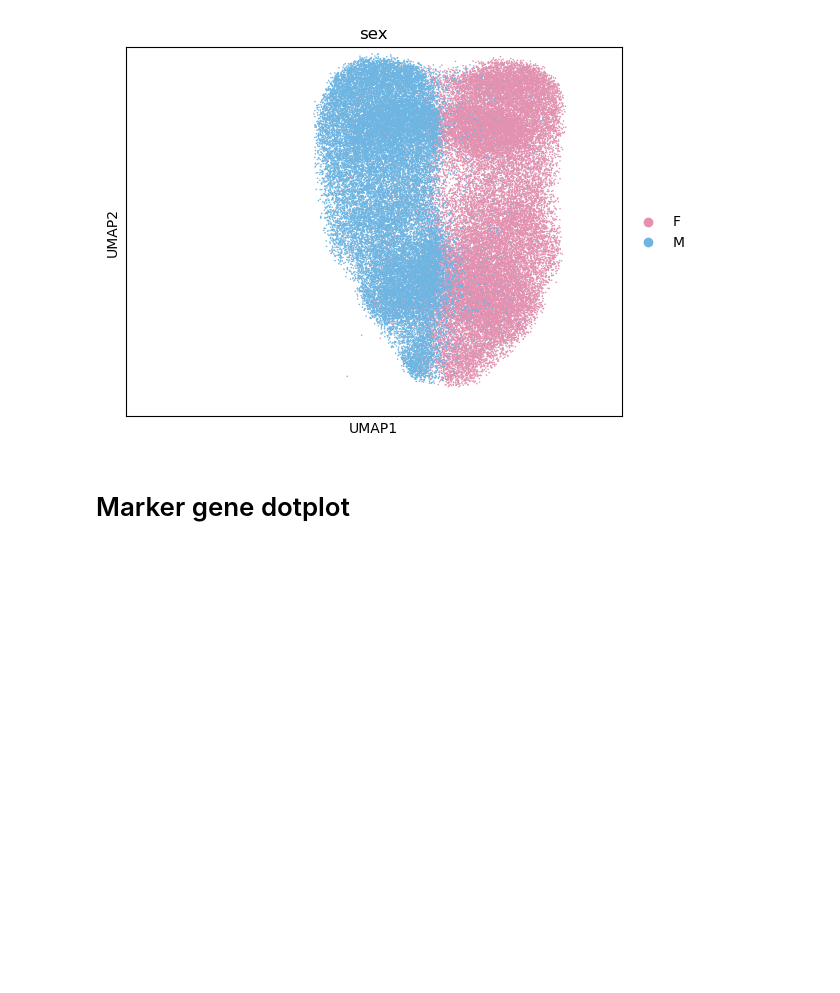
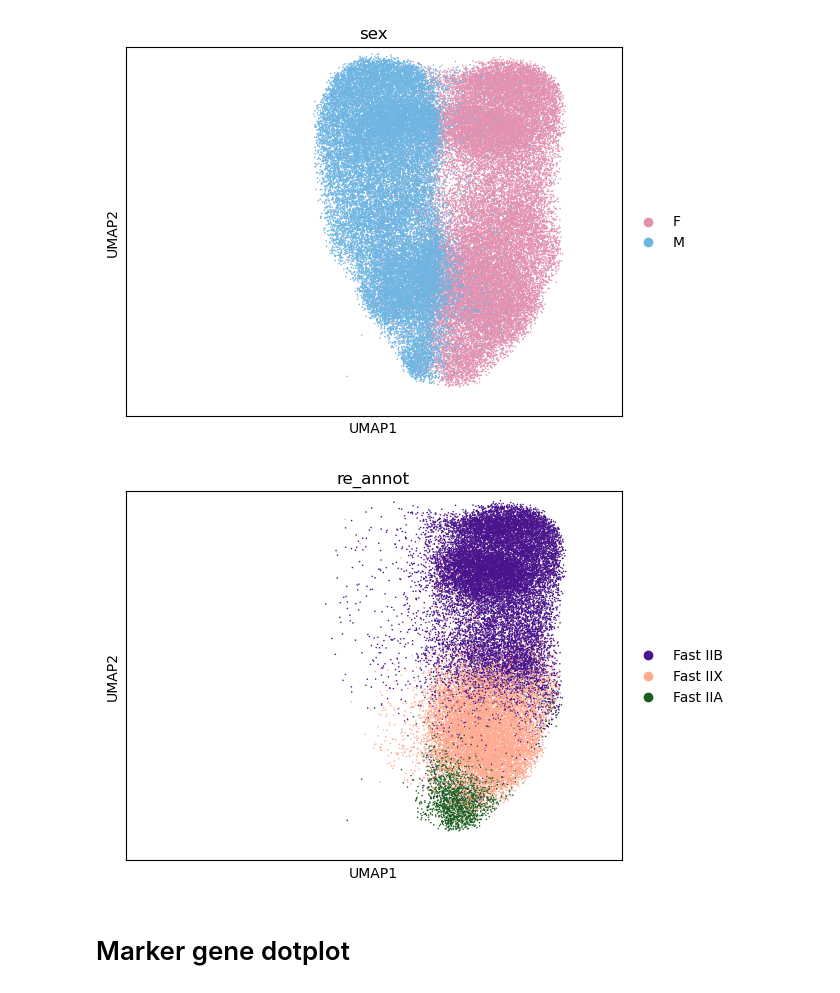
Before and after one commit to sachha-naksha/TA_muscle_ageing, a Jupyter notebook: py_scripts/2_single_nuc_inspection/re_cluster.ipynb, the cells around one changed output. Cells and saved outputs as stored; diff of their text form; code cells hidden in the pictures; blank space fills up the shorter version.

Commit message:
cleaned up the macrophage type of cells for type2 retainment of background cells for metacells plotting

```diff
--- a/py_scripts/2_single_nuc_inspection/re_cluster.ipynb
+++ b/py_scripts/2_single_nuc_inspection/re_cluster.ipynb
@@ -248,6 +248,8 @@ WT: 40397 cells | KO: 46244 cells
 adata_re.write_h5ad('/ix/djishnu/Akanksha/datasets/ERCC1_KO/objects/objects/adata_harmony_v2_re_annot.h5ad')
 # %% [markdown]
 ## drop the macrophage overlap outliers for fast2 cell types
+# %%
+adata_re = sc.read_h5ad('/ix/djishnu/Akanksha/datasets/ERCC1_KO/objects/objects/adata_harmony_v2_re_annot.h5ad')
 # %%
 import pandas as pd
 
@@ -318,3 +320,18 @@ fig.savefig(f"{figures_dir}/umap_sex_type2.svg", bbox_inches="tight")
 plt.show()
 # %% [output]
 [figure]
+# %%
+adata_subset_sex = adata_type2_clean[adata_type2_clean.obs["sex"] == "F"].copy()
+# %%
+fig = sc.pl.umap(
+    adata_subset_sex,
+    color="re_annot", size=5,
+    return_fig=True,
+)
+for ax in fig.axes:
+    if ax.get_xlabel() == "UMAP1":
+        ax.set_xlim(xlim); ax.set_ylim(ylim)
+fig.savefig(f"{figures_dir}/umap_F_type2_clean.svg", bbox_inches="tight")
+plt.show()
+# %% [output]
+[figure, added]
```
Also changed, not shown: parts of 1 cell of this notebook, 1 other file.
